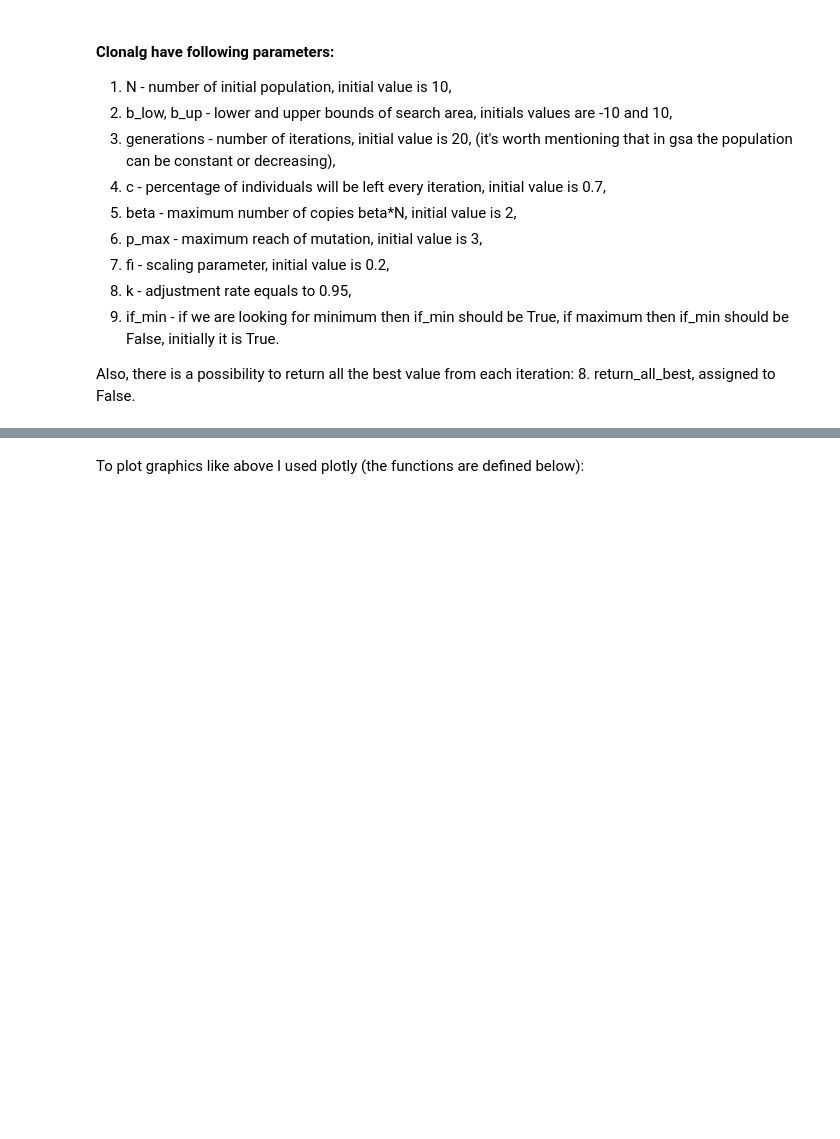
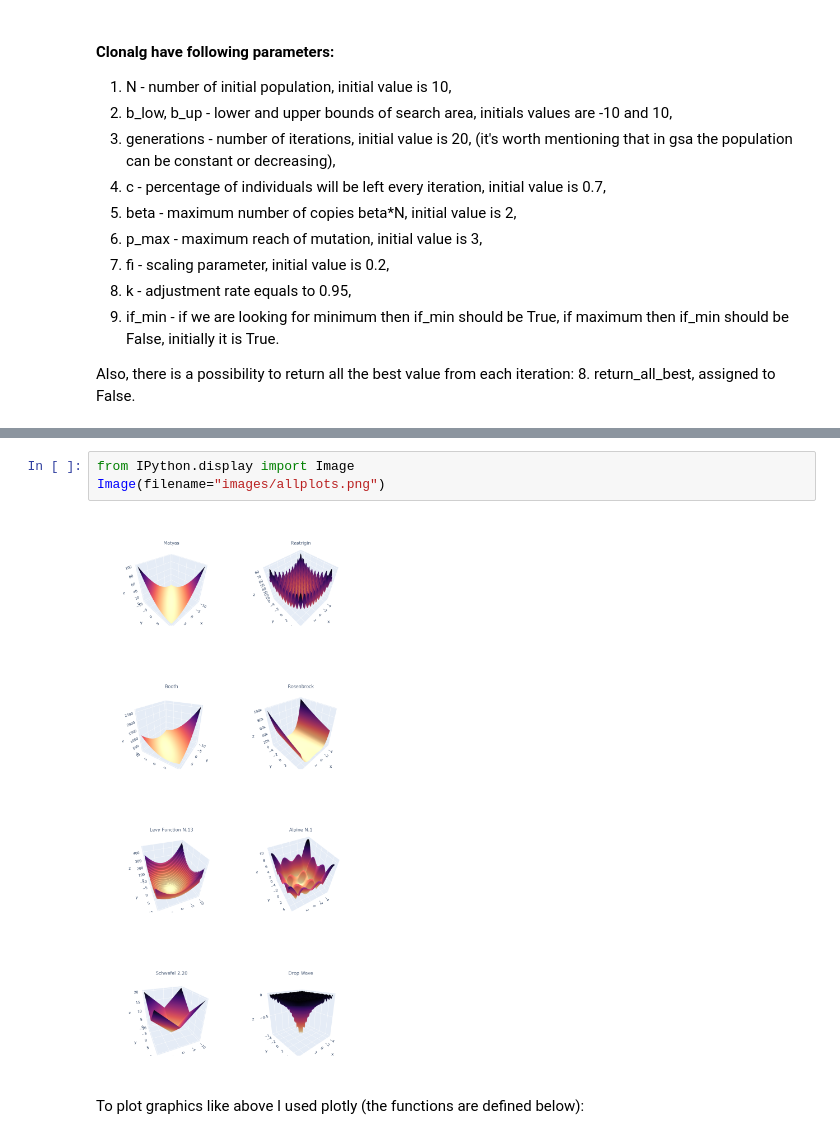
Before and after one commit to maprilopal/Swarm-intelligence-algorithms, a Jupyter notebook: Clonalg.ipynb, the cells around one changed output, grey strips where cells are left out. Saved outputs shown, nothing was run; the diff lists cells and outputs as text; blank space fills up the shorter version.

Commit message:
Add properly showing images

```diff
--- a/Clonalg.ipynb
+++ b/Clonalg.ipynb
@@ -57,3 +56,8 @@ Also, there is a possibility to return all the best value from each iteration:
+# %%
+from IPython.display import Image
+Image(filename="images/allplots.png")
+# %% [output]
+[figure, added]
 # %% [markdown]
 To plot graphics like above I used plotly (the functions are defined below):
 # %% [raw]
```
Also changed, not shown: parts of 7 cells of this notebook, 1 other file.
